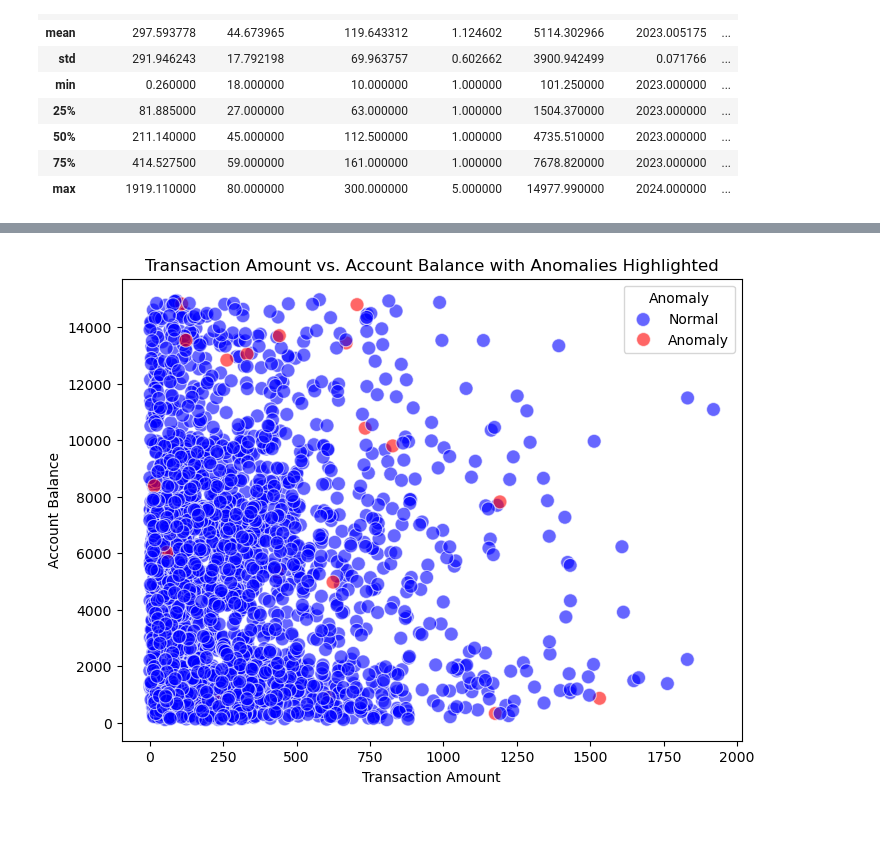
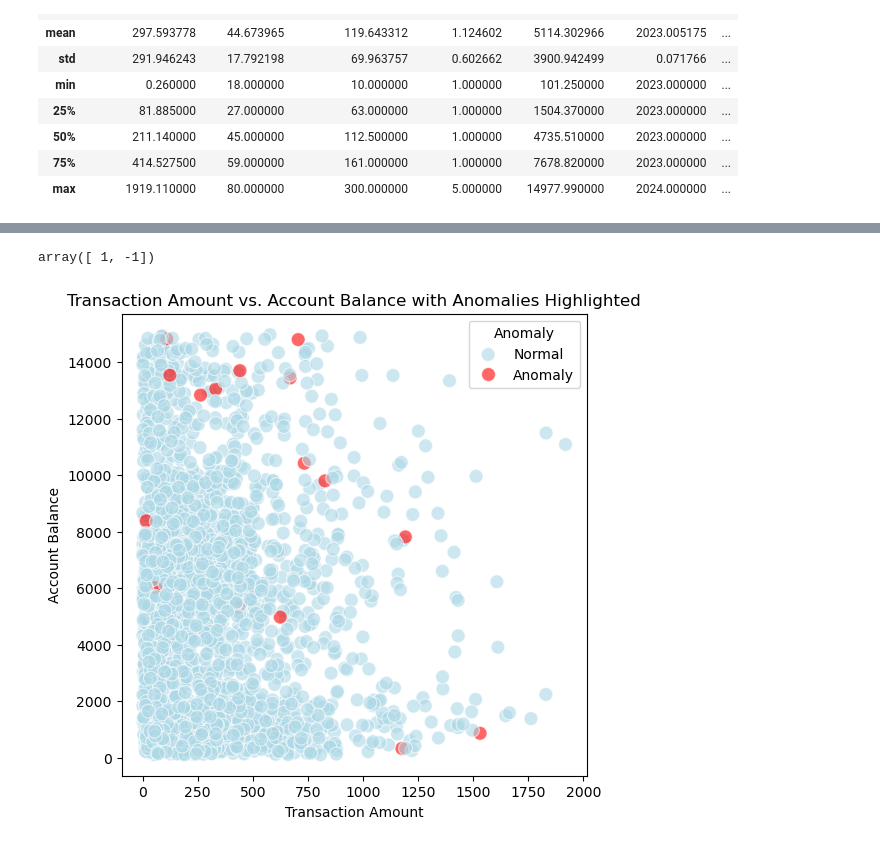
Before and after one commit to upanyachennoju/fraud-detection-mlops, a Jupyter notebook: notebook/exp_notebook.ipynb, the cells around one changed output, grey strips where cells are left out. Saved outputs shown, nothing was run; the diff lists cells and outputs as text; code cells hidden in the pictures.

```diff
--- a/notebook/exp_notebook.ipynb
+++ b/notebook/exp_notebook.ipynb
@@ -108,10 +161,11 @@ features = [
 X = df[features]
 
 # Scale the features
-scaler = StandardScaler()
+scaler = RobustScaler()
 X_scaled = scaler.fit_transform(X)
 categorical_features = ['TransactionType', 'Location', 'Channel', 'CustomerOccupation', 'MerchantID']
-df_encoded = pd.get_dummies(df, columns=categorical_features, drop_first=True)
+ohe = OneHotEncoder()
+df_encoded = ohe.fit_transform(df[categorical_features])
 
 
 # Initialize and train the Isolation Forest model
@@ -127,18 +203,22 @@ df['anomaly_score'] = model.decision_function(X_scaled)
+# %%
+df['anomaly'].unique()
+# %% [output]
+array([ 1, -1])
 # %%
-plt.figure(figsize=(8, 6))
+plt.figure(figsize=(6, 6))
 sns.scatterplot(
     x='TransactionAmount',
     y='AccountBalance',
     hue='anomaly',
     data=df,
-    palette={1: 'blue', -1: 'red'},
+    palette={1: 'lightblue', -1: 'red'},
     s=100,
     alpha=0.6
 )
 plt.title('Transaction Amount vs. Account Balance with Anomalies Highlighted')
 plt.xlabel('Transaction Amount')
 plt.ylabel('Account Balance')
 plt.legend(title='Anomaly', labels=['Normal', 'Anomaly'])
 plt.show()
 # %% [output]
-[figure, old version]
+[figure, new version]
```
Also changed, not shown: parts of 7 cells of this notebook, 18 other files.
